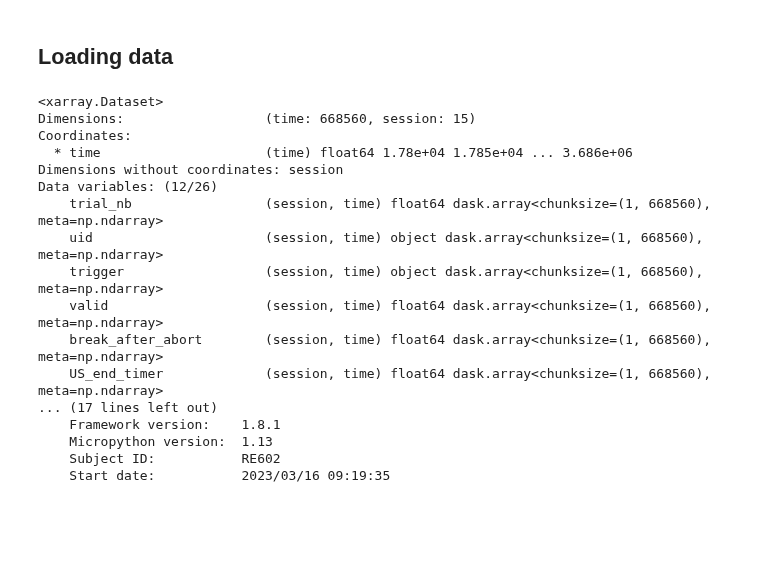
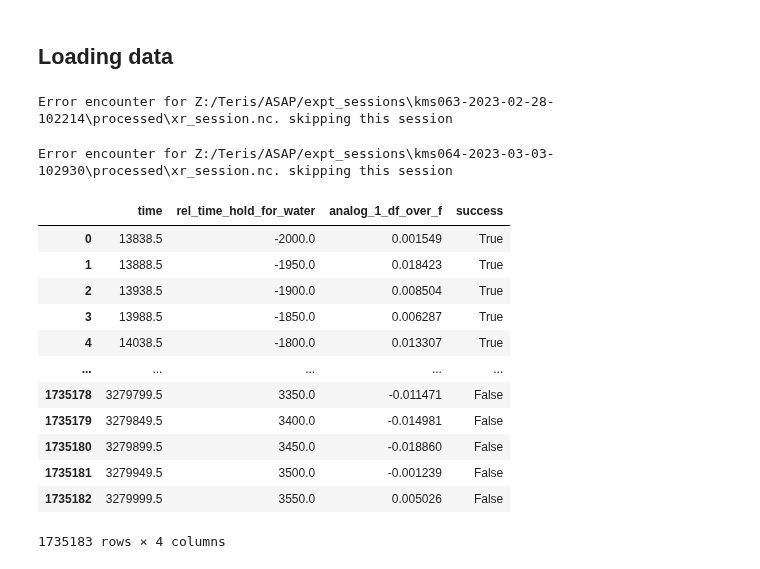
Before and after one commit to juliencarponcy/trialexp, a Jupyter notebook: notebooks/workflow/multi_session_analysis.ipynb, the cells around one changed output. Saved outputs shown, nothing was run; the diff lists cells and outputs as text; code cells hidden in the pictures; blank space fills up the shorter version.

```diff
--- a/notebooks/workflow/multi_session_analysis.ipynb
+++ b/notebooks/workflow/multi_session_analysis.ipynb
@@ -28,20 +28,0 @@ ds_combined = xr.open_mfdataset(r'Z:/Teris/ASAP/expt_sessions/kms058*/processed/
-# %%
-ds_combined
-# %% [output]
-<xarray.Dataset>
-Dimensions:                  (time: 668560, session: 15)
-Coordinates:
-  * time                     (time) float64 1.78e+04 1.785e+04 ... 3.686e+06
-Dimensions without coordinates: session
-Data variables: (12/26)
-    trial_nb                 (session, time) float64 dask.array<chunksize=(1, 668560), meta=np.ndarray>
-    uid                      (session, time) object dask.array<chunksize=(1, 668560), meta=np.ndarray>
-    trigger                  (session, time) object dask.array<chunksize=(1, 668560), meta=np.ndarray>
-    valid                    (session, time) float64 dask.array<chunksize=(1, 668560), meta=np.ndarray>
-    break_after_abort        (session, time) float64 dask.array<chunksize=(1, 668560), meta=np.ndarray>
-    US_end_timer             (session, time) float64 dask.array<chunksize=(1, 668560), meta=np.ndarray>
-... (17 lines left out)
-    Framework version:    1.8.1
-    Micropython version:  1.13
-    Subject ID:           RE602
-    Start date:           2023/03/16 09:19:35
@@ -47,0 +69,47 @@ Data variables: (12/26)
+# %%
+from glob import glob
+
+def dataset2df(files, data_vars=None, dropna_var:list=None):
+    # Combined and convert dataset to dataframe
+    paths = sorted(glob(files))
+    ds_list = []
+    for p in tqdm(paths):
+        ds = xr.open_dataset(p)
+        if data_vars is not None:
+            try:
+                ds=ds[data_vars]
+            except KeyError:
+                print(f'Error encounter for {p}. skipping this session')
+                continue
+
+        if dropna_var is not None:
+            ds = ds.dropna(dim='time', subset=dropna_var).to_dataframe()
+            # display(ds)
+
+        ds_list.append(ds)
+
+    combined = pd.concat(ds_list).reset_index()
+
+    return combined
+
+combined = dataset2df(r'Z:/Teris/ASAP/expt_sessions/kms*/processed/xr_session.nc',
+                        data_vars =['rel_time_hold_for_water','analog_1_df_over_f','success'], dropna_var = ['rel_time_hold_for_water'])
+# %% [output]
+Error encounter for Z:/Teris/ASAP/expt_sessions\kms063-2023-02-28-102214\processed\xr_session.nc. skipping this session
+Error encounter for Z:/Teris/ASAP/expt_sessions\kms064-2023-03-03-102930\processed\xr_session.nc. skipping this session
+# %%
+combined
+# %% [output]
+|  | time | rel_time_hold_for_water | analog_1_df_over_f | success |
+| 0 | 13838.5 | -2000.0 | 0.001549 | True |
+| 1 | 13888.5 | -1950.0 | 0.018423 | True |
+| 2 | 13938.5 | -1900.0 | 0.008504 | True |
+| 3 | 13988.5 | -1850.0 | 0.006287 | True |
+| 4 | 14038.5 | -1800.0 | 0.013307 | True |
+| ... | ... | ... | ... | ... |
+| 1735178 | 3279799.5 | 3350.0 | -0.011471 | False |
+| 1735179 | 3279849.5 | 3400.0 | -0.014981 | False |
+| 1735180 | 3279899.5 | 3450.0 | -0.018860 | False |
+| 1735181 | 3279949.5 | 3500.0 | -0.001239 | False |
+| 1735182 | 3279999.5 | 3550.0 | 0.005026 | False |
+1735183 rows × 4 columns
```
Also changed, not shown: parts of 21 cells of this notebook, 2 other files.
